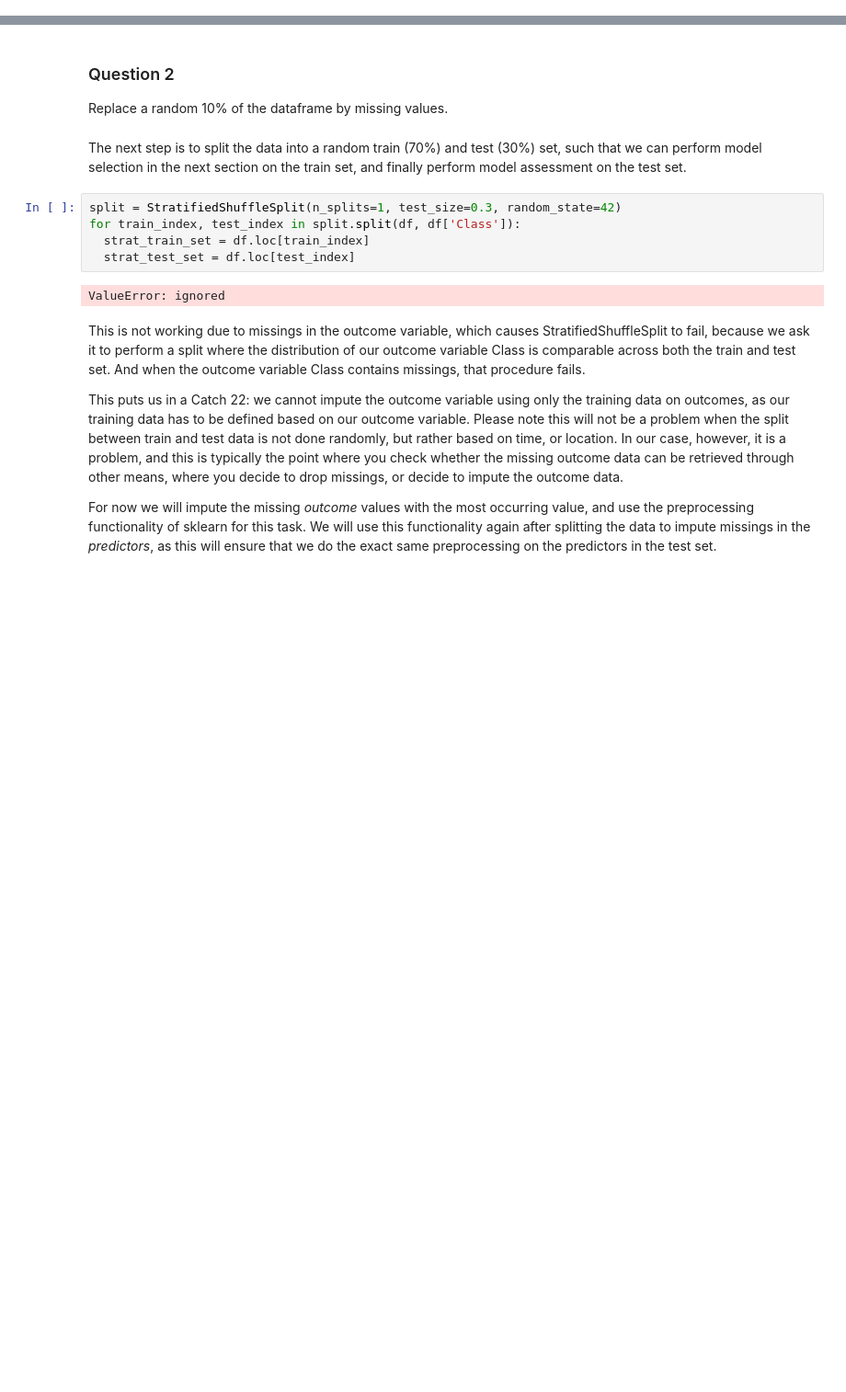
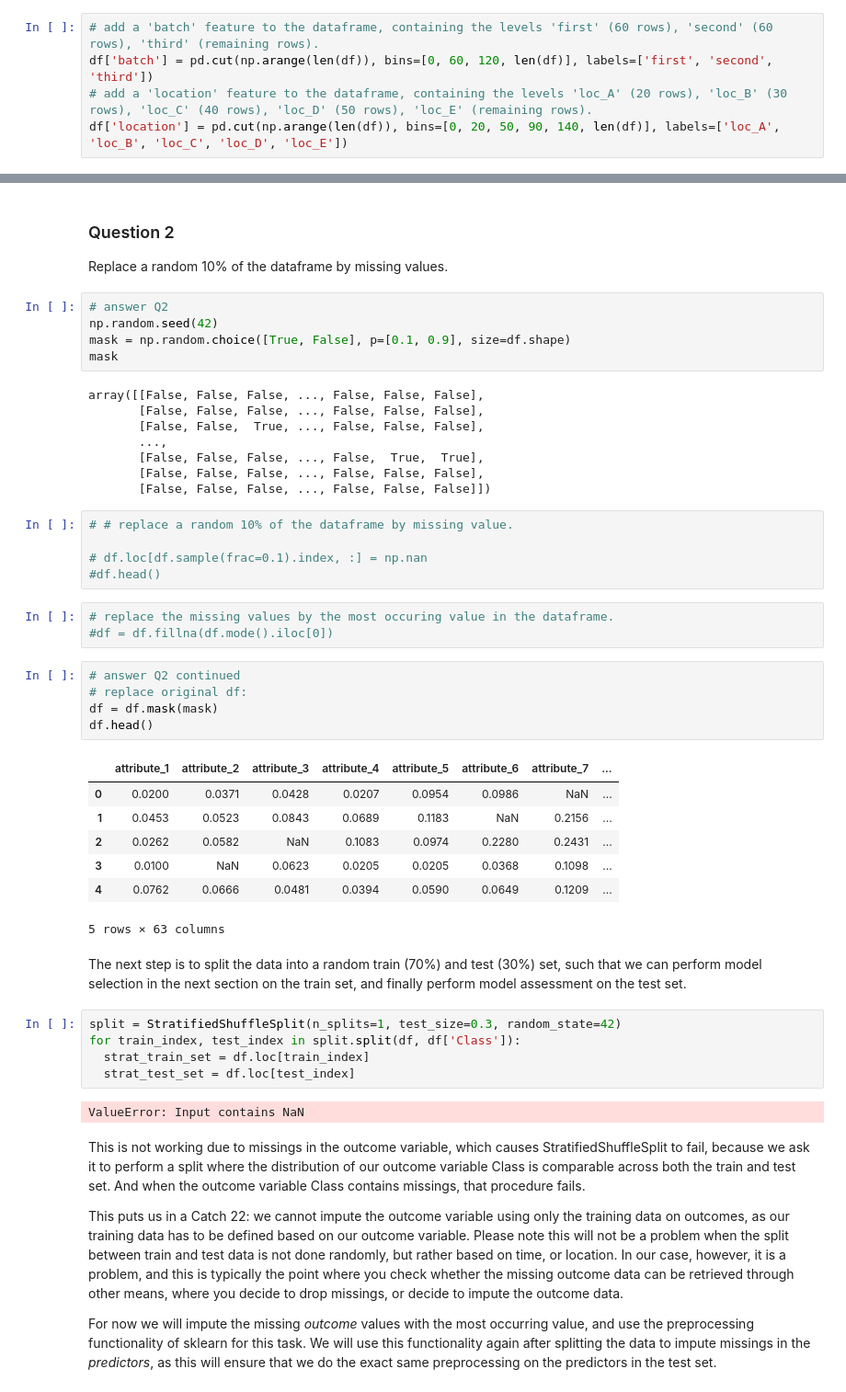
Before and after one commit to jundahuang9123/ai4h_course, a Jupyter notebook: AI4H_practical3b.ipynb, the cells around one changed output, grey strips where cells are left out. Shown at 92% size. Drawn from its saved outputs; the diff is of its cells as text; blank space fills up the shorter version.

```diff
--- a/AI4H_practical3b.ipynb
+++ b/AI4H_practical3b.ipynb
@@ -67,11 +67,50 @@ As we have no categorical features in our data (only the outcome variable Class
 ### Question 1
 - add a 'batch' feature to the dataframe, containing the levels 'first' (60 rows), 'second' (60 rows), 'third' (remaining rows).
 - add a 'location' feature to the dataframe, containing the levels 'loc_A' (20 rows), 'loc_B' (30 rows), 'loc_C' (40 rows), 'loc_D' (50 rows), 'loc_E' (remaining rows).
+# %%
+# add a 'batch' feature to the dataframe, containing the levels 'first' (60 rows), 'second' (60 rows), 'third' (remaining rows).
+df['batch'] = pd.cut(np.arange(len(df)), bins=[0, 60, 120, len(df)], labels=['first', 'second', 'third'])
+# add a 'location' feature to the dataframe, containing the levels 'loc_A' (20 rows), 'loc_B' (30 rows), 'loc_C' (40 rows), 'loc_D' (50 rows), 'loc_E' (remaining rows).
+df['location'] = pd.cut(np.arange(len(df)), bins=[0, 20, 50, 90, 140, len(df)], labels=['loc_A', 'loc_B', 'loc_C', 'loc_D', 'loc_E'])
 # %% [markdown]
 As this dataset does not have any missings, we will introduce some random missings such that we are forced to make use of more sklearn preprocessing functionalities.
 # %% [markdown]
 ### Question 2
 Replace a random 10% of the dataframe by missing values.
+# %%
+# answer Q2
+np.random.seed(42)
+mask = np.random.choice([True, False], p=[0.1, 0.9], size=df.shape)
+mask
+# %% [output]
+array([[False, False, False, ..., False, False, False],
+       [False, False, False, ..., False, False, False],
+       [False, False,  True, ..., False, False, False],
+       ...,
+       [False, False, False, ..., False,  True,  True],
+       [False, False, False, ..., False, False, False],
+       [False, False, False, ..., False, False, False]])
+# %%
+# # replace a random 10% of the dataframe by missing value.
+
+# df.loc[df.sample(frac=0.1).index, :] = np.nan
+#df.head()
+# %%
+# replace the missing values by the most occuring value in the dataframe.
+#df = df.fillna(df.mode().iloc[0])
+# %%
+# answer Q2 continued
+# replace original df:
+df = df.mask(mask)
+df.head()
+# %% [output]
+|  | attribute_1 | attribute_2 | attribute_3 | attribute_4 | attribute_5 | attribute_6 | attribute_7 | ... |
+| 0 | 0.0200 | 0.0371 | 0.0428 | 0.0207 | 0.0954 | 0.0986 | NaN | ... |
+| 1 | 0.0453 | 0.0523 | 0.0843 | 0.0689 | 0.1183 | NaN | 0.2156 | ... |
+| 2 | 0.0262 | 0.0582 | NaN | 0.1083 | 0.0974 | 0.2280 | 0.2431 | ... |
+| 3 | 0.0100 | NaN | 0.0623 | 0.0205 | 0.0205 | 0.0368 | 0.1098 | ... |
+| 4 | 0.0762 | 0.0666 | 0.0481 | 0.0394 | 0.0590 | 0.0649 | 0.1209 | ... |
+5 rows × 63 columns
 # %% [markdown]
 The next step is to split the data into a random train (70%) and test (30%) set, such that we can perform model selection in the next section on the train set, and finally perform model assessment on the test set.
 # %%
@@ -80,7 +119,7 @@ for train_index, test_index in split.split(df, df['Class']):
   strat_train_set = df.loc[train_index]
   strat_test_set = df.loc[test_index]
 # %% [output]
-ValueError: ignored
+ValueError: Input contains NaN
 # %% [markdown]
 This is not working due to missings in the outcome variable, which causes StratifiedShuffleSplit to fail, because we ask it to perform a split where the distribution of our outcome variable Class is comparable across both the train and test set. And when the outcome variable Class contains missings, that procedure fails.
 
```
Also changed, not shown: parts of 9 cells of this notebook, 4 other files.
